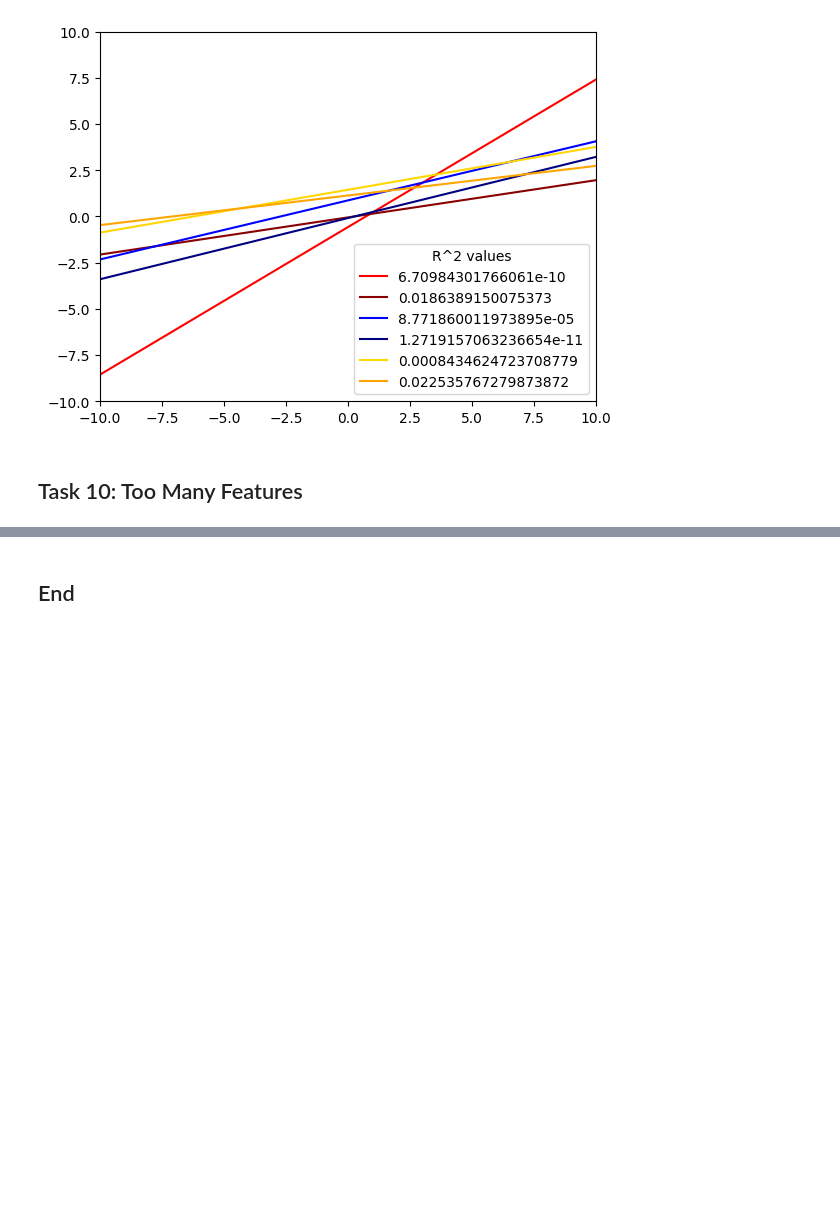
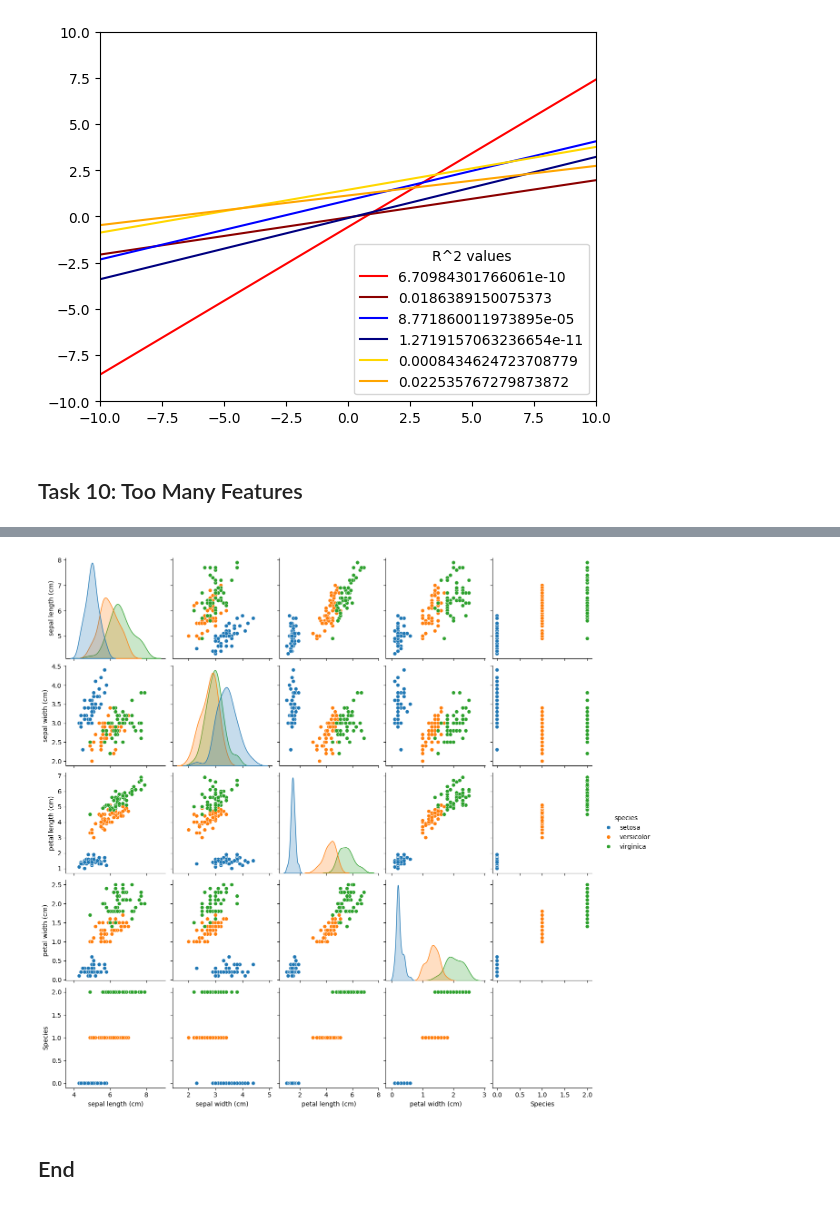
Before and after one commit to cathalred88/principles_of_data_analytics, a Jupyter notebook: tasks.ipynb, the cells around one changed output, grey strips where cells are left out. Saved outputs shown, nothing was run; the diff lists cells and outputs as text; code cells hidden in the pictures; blank space fills up the shorter version.

```diff
--- a/tasks.ipynb
+++ b/tasks.ipynb
@@ -445,2 +460,7 @@ Explain, in your own words, what the pairplot depicts.
+# %%
+sns.pairplot(df, hue = 'species')
+pt.savefig('pairplot.png')
+# %% [output]
+[figure, added]
 # %% [markdown]
 ## End
```
Also changed, not shown: parts of 4 cells of this notebook, 3 other files.
